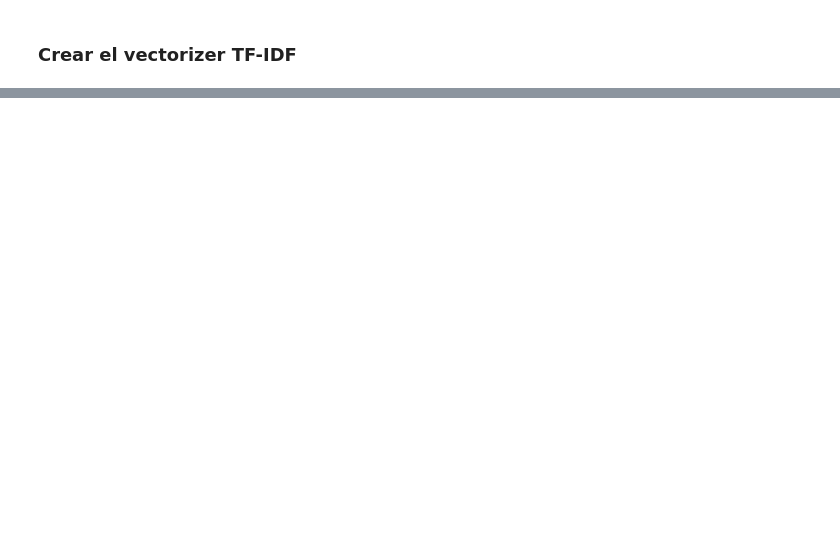
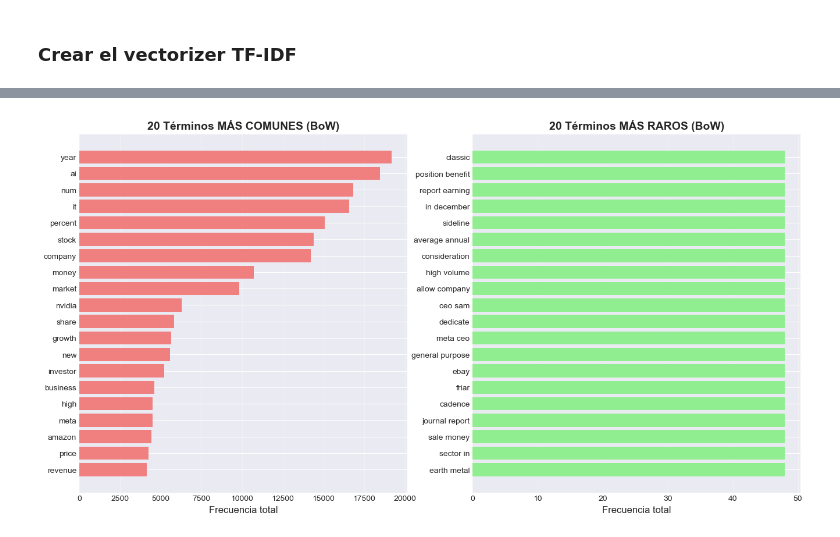
Before and after one commit to MateoPerezSuarez/FinTracker, a Jupyter notebook: src/Representacion_del_lenguaje/02_BoW_TF-IDF.ipynb, the cells around one changed output, grey strips where cells are left out. Cells and saved outputs as stored; diff of their text form; code cells hidden in the pictures; blank space fills up the shorter version.

```diff
--- a/src/Representacion_del_lenguaje/02_BoW_TF-IDF.ipynb
+++ b/src/Representacion_del_lenguaje/02_BoW_TF-IDF.ipynb
@@ -434,0 +231,17 @@ autumn budget        0.19996
+# %%
+from pathlib import Path
+import pickle
+import numpy as np
+import matplotlib.pyplot as plt
+
+BOW_DIR = Path("embeddings/repTrad/BOW")
+
+with open(BOW_DIR / "bow_vectorizer.pkl", "rb") as f:
+    bow_vectorizer = pickle.load(f)
+bow_matrix = bow_vectorizer.transform(corpus)
+
+print(f"\n - Dimensiones de la matriz BoW: {bow_matrix.shape}")
+print(f"   - Documentos: {bow_matrix.shape[0]:,}")
+print(f"   - Features (vocabulario): {bow_matrix.shape[1]:,}")
+print(f"   - Sparsity: {1 - (bow_matrix.nnz / (bow_matrix.shape[0] * bow_matrix.shape[1])):.4f}")
+print(f"   - Elementos no-cero: {bow_matrix.nnz:,}")
@@ -434,0 +269,28 @@ autumn budget        0.19996
+# %%
+feature_names = np.array(bow_vectorizer.get_feature_names_out())
+term_frequencies = np.asarray(bow_matrix.sum(axis=0)).ravel()
+most_common_idx = np.argsort(term_frequencies)[-20:][::-1]
+most_common_terms = feature_names[most_common_idx]
+most_common_freq = term_frequencies[most_common_idx]
+
+most_rare_idx = np.argsort(term_frequencies)[:20]
+most_rare_terms = feature_names[most_rare_idx]
+most_rare_freq = term_frequencies[most_rare_idx]
+
+fig, axes = plt.subplots(1, 2, figsize=(16, 8))
+
+axes[0].barh(range(20), most_common_freq[::-1], color='lightcoral')
+axes[0].set_yticks(range(20))
+axes[0].set_yticklabels(most_common_terms[::-1], fontsize=10)
+axes[0].set_xlabel('Frecuencia total', fontsize=12)
+axes[0].set_title('20 Términos MÁS COMUNES (BoW)', fontsize=14, fontweight='bold')
+axes[0].grid(True, alpha=0.3, axis='x')
+
+axes[1].barh(range(20), most_rare_freq, color='lightgreen')
+axes[1].set_yticks(range(20))
+axes[1].set_yticklabels(most_rare_terms, fontsize=10)
+axes[1].set_xlabel('Frecuencia total', fontsize=12)
+axes[1].set_title('20 Términos MÁS RAROS (BoW)', fontsize=14, fontweight='bold')
+axes[1].grid(True, alpha=0.3, axis='x')
+# %% [output]
+[figure, added]
```
Also changed, not shown: parts of 46 cells of this notebook, 5 other files.
